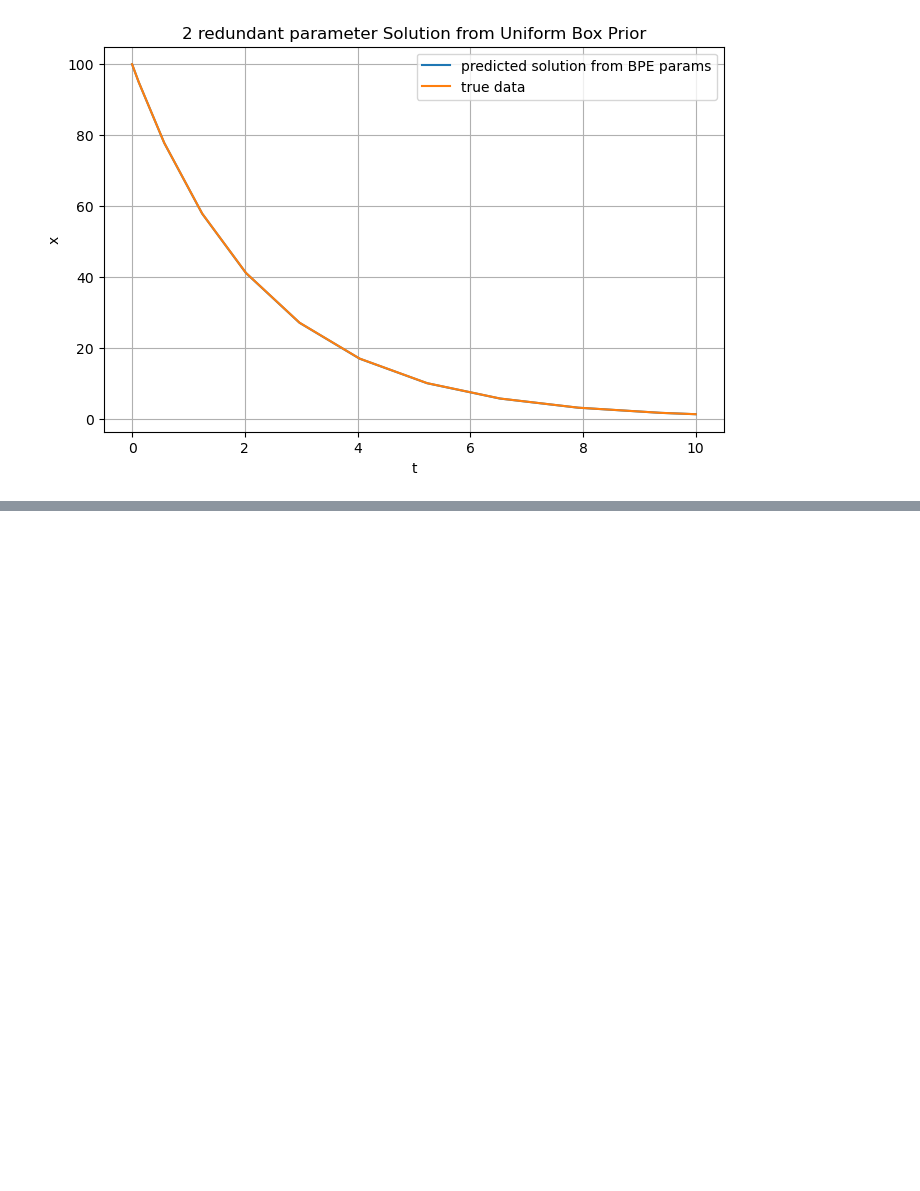
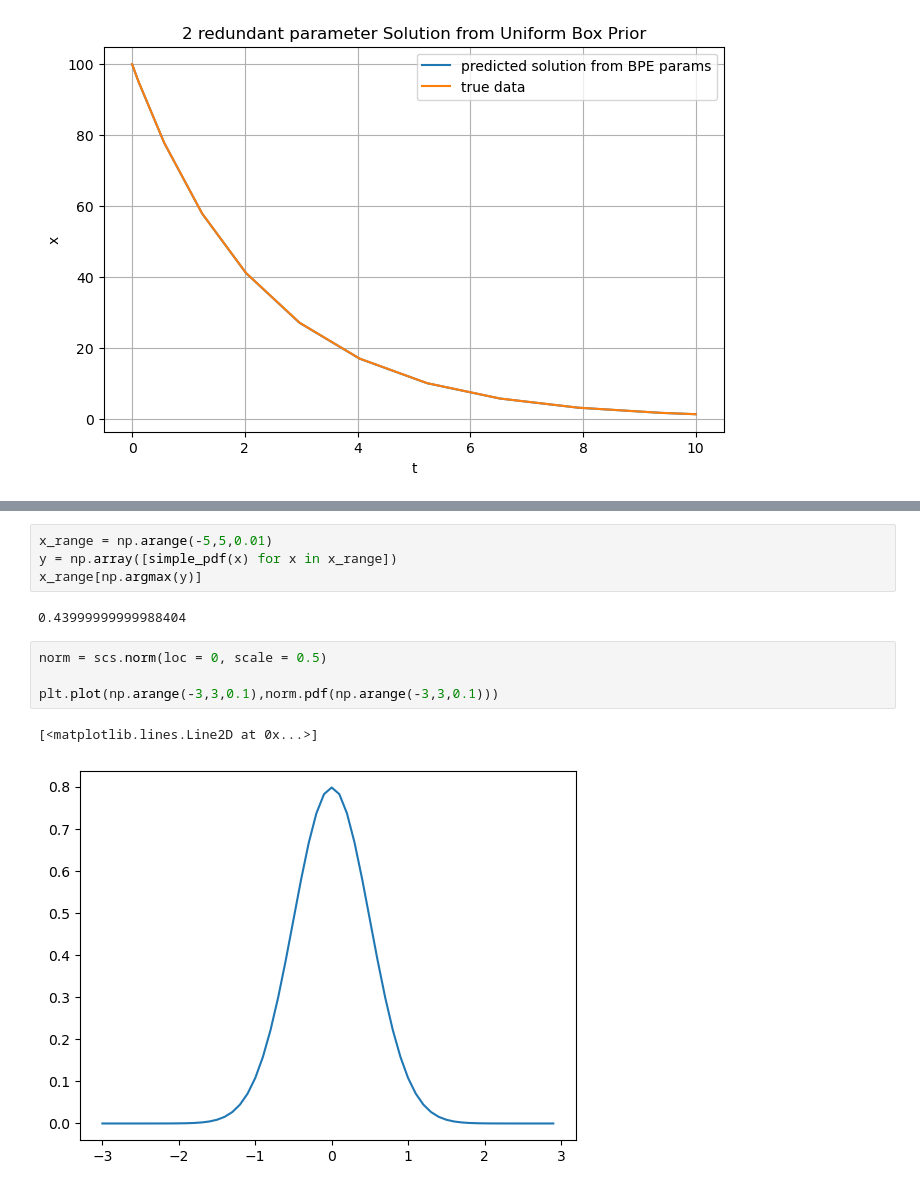
Before and after one commit to valentine-alia/BPE, a Jupyter notebook: intro_problems/ODE_Challenge/solving_annas_problem.ipynb, the cells around one changed output, grey strips where cells are left out. Saved outputs shown, nothing was run; the diff lists cells and outputs as text; blank space fills up the shorter version.

```diff
--- a/intro_problems/ODE_Challenge/solving_annas_problem.ipynb
+++ b/intro_problems/ODE_Challenge/solving_annas_problem.ipynb
@@ -200,0 +226,13 @@ The approximate value of a: [0.32510616 0.11527652]
+# %%
+x_range = np.arange(-5,5,0.01)
+y = np.array([simple_pdf(x) for x in x_range])
+x_range[np.argmax(y)]
+# %% [output]
+0.43999999999988404
+# %%
+norm = scs.norm(loc = 0, scale = 0.5)
+
+plt.plot(np.arange(-3,3,0.1),norm.pdf(np.arange(-3,3,0.1)))
+# %% [output]
+[<matplotlib.lines.Line2D at 0x...>]
+[figure, added]
```
Also changed, not shown: parts of 10 cells of this notebook, 1 other file.
